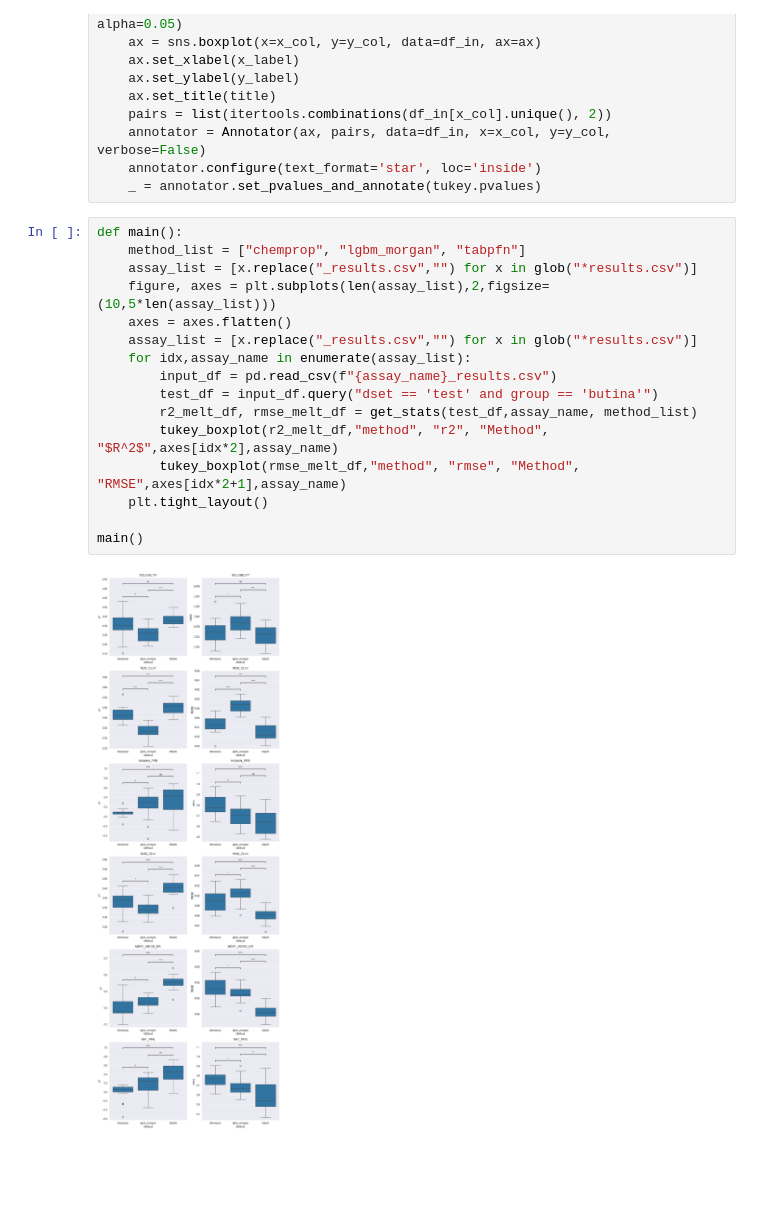
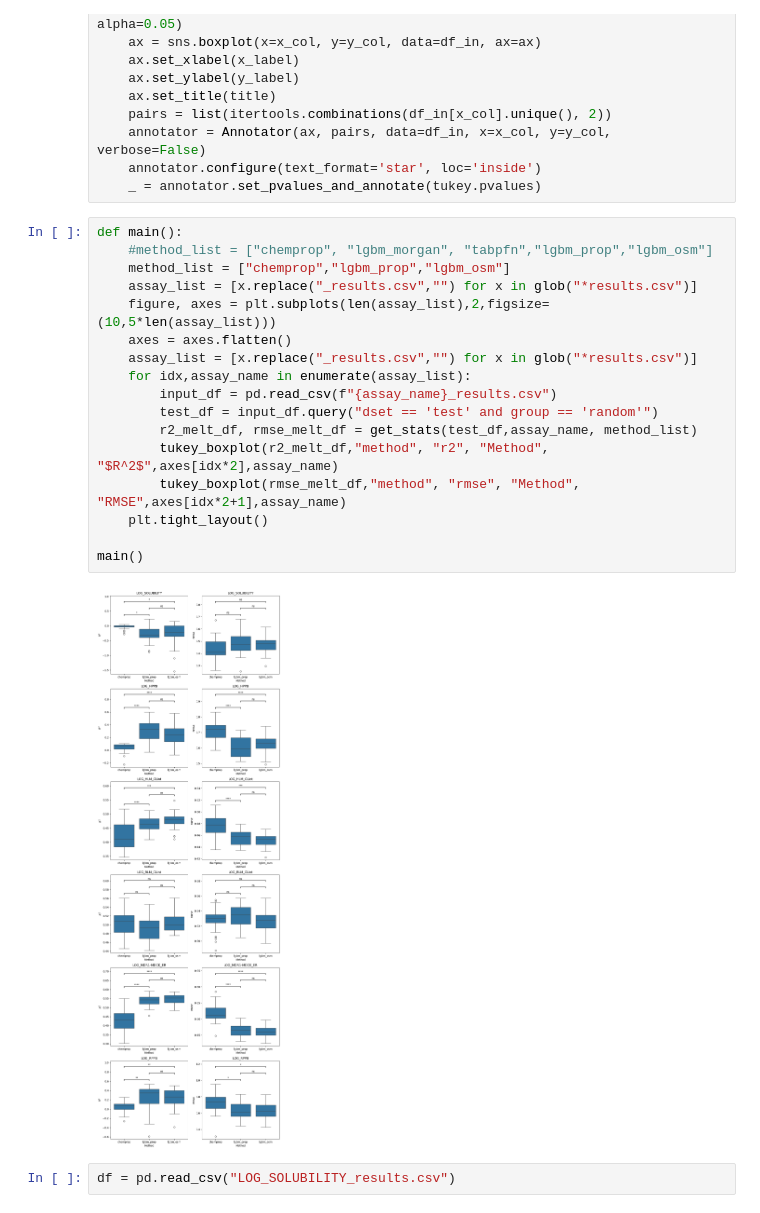
Before and after one commit to PatWalters/practical_cheminformatics_posts, a Jupyter notebook: adme_comparison/tukey_boxplot.ipynb, the cells around one changed output. Saved outputs shown, nothing was run; the diff lists cells and outputs as text; blank space fills up the shorter version.

```diff
--- a/adme_comparison/tukey_boxplot.ipynb
+++ b/adme_comparison/tukey_boxplot.ipynb
@@ -102,19 +102,22 @@ def tukey_boxplot(df_in: pd.DataFrame, x_col: str, y_col: str, x_label: str, y_l
     _ = annotator.set_pvalues_and_annotate(tukey.pvalues)
 # %%
 def main():
-    method_list = ["chemprop", "lgbm_morgan", "tabpfn"]
+    #method_list = ["chemprop", "lgbm_morgan", "tabpfn","lgbm_prop","lgbm_osm"]
+    method_list = ["chemprop","lgbm_prop","lgbm_osm"]
     assay_list = [x.replace("_results.csv","") for x in glob("*results.csv")]
     figure, axes = plt.subplots(len(assay_list),2,figsize=(10,5*len(assay_list)))
     axes = axes.flatten()
     assay_list = [x.replace("_results.csv","") for x in glob("*results.csv")]
     for idx,assay_name in enumerate(assay_list):
         input_df = pd.read_csv(f"{assay_name}_results.csv")
-        test_df = input_df.query("dset == 'test' and group == 'butina'")
+        test_df = input_df.query("dset == 'test' and group == 'random'")
         r2_melt_df, rmse_melt_df = get_stats(test_df,assay_name, method_list)
         tukey_boxplot(r2_melt_df,"method", "r2", "Method", "$R^2$",axes[idx*2],assay_name)
         tukey_boxplot(rmse_melt_df,"method", "rmse", "Method", "RMSE",axes[idx*2+1],assay_name)
     plt.tight_layout()
 
 main()
 # %% [output]
-[figure, old version]
+[figure, new version]
+# %%
+df = pd.read_csv("LOG_SOLUBILITY_results.csv")
```
Also changed, not shown: parts of 4 cells of this notebook, 8 other files.
